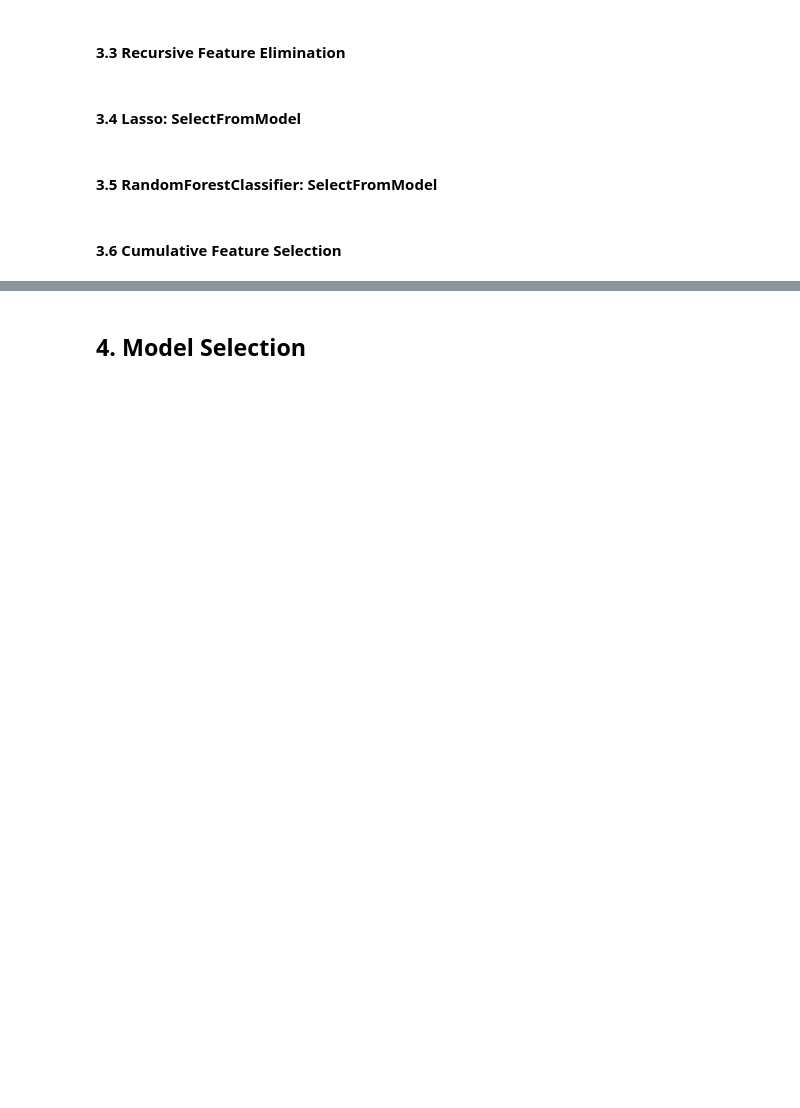
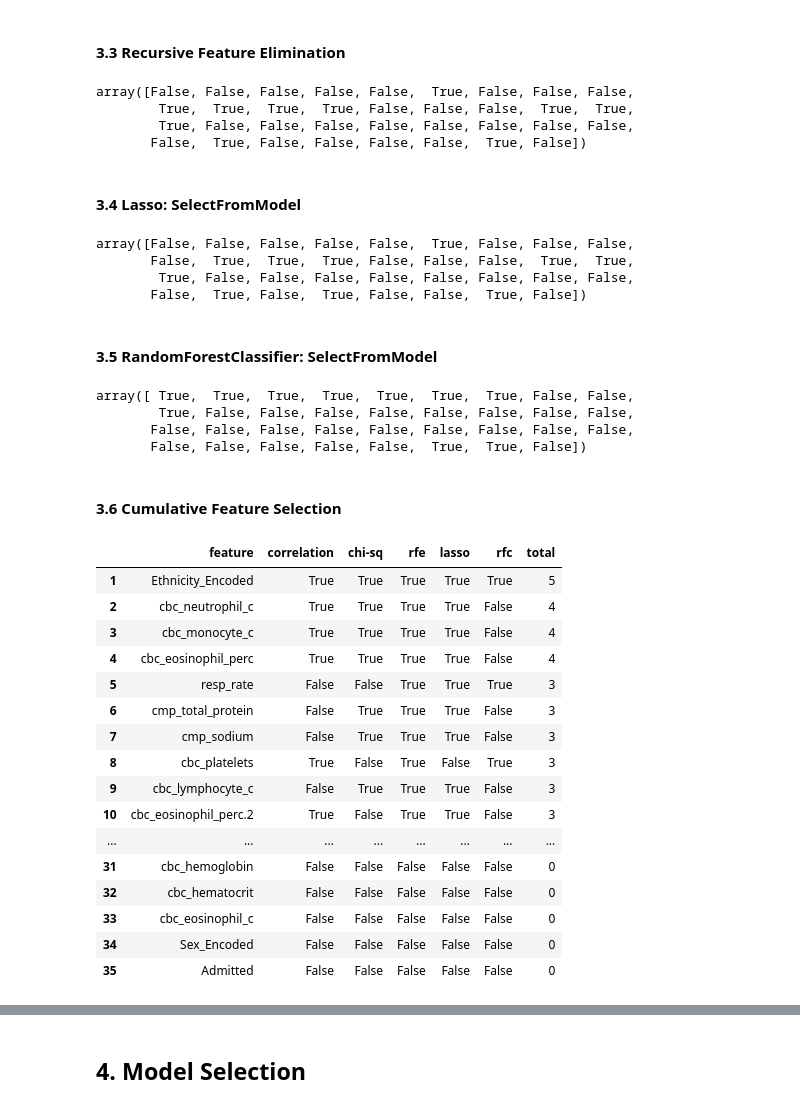
Before and after one commit to iainmuir6/Machine-Learning-with-Coronavirus-Data, a Jupyter notebook: ml_covid_research.ipynb, the cells around one changed output, grey strips where cells are left out. Drawn from its saved outputs; the diff is of its cells as text; code cells hidden in the pictures; blank space fills up the shorter version.

Commit message:
Finished Feature Selection

```diff
--- a/ml_covid_research.ipynb
+++ b/ml_covid_research.ipynb
@@ -467,8 +502,84 @@ array([0.02503896, 0.02268823, 0.02644745, 0.00190065, 0.05880019,
 # %% [markdown]
 #### 3.3 Recursive Feature Elimination
+# %%
+def rfe_selector(y):
+    rfe = RFE(estimator=LogisticRegression(), n_features_to_select=top_n_feats, step=10, verbose=0)
+    rfe.fit(X_norm, y)
+    top_n = rfe.get_support()
+    return top_n
+
+
+rfe_top_n = rfe_selector(Y)
+rfe_top_n
+# %% [output]
+array([False, False, False, False, False,  True, False, False, False,
+        True,  True,  True,  True, False, False, False,  True,  True,
+        True, False, False, False, False, False, False, False, False,
+       False,  True, False, False, False, False,  True, False])
 # %% [markdown]
 #### 3.4 Lasso: SelectFromModel
+# %%
+def lasso_selector(y):
+    lasso = SelectFromModel(LogisticRegression(penalty="l2"), max_features=top_n_feats)
+    lasso.fit(X_norm, y)
+    top_n = lasso.get_support()
+    return top_n
+
+
+lasso_top_n = lasso_selector(Y)
+lasso_top_n
+# %% [output]
+array([False, False, False, False, False,  True, False, False, False,
+       False,  True,  True,  True, False, False, False,  True,  True,
+        True, False, False, False, False, False, False, False, False,
+       False,  True, False,  True, False, False,  True, False])
 # %% [markdown]
 #### 3.5 RandomForestClassifier: SelectFromModel
+# %%
+def rfc_selector(x, y):
+    rfc = SelectFromModel(RandomForestClassifier(n_estimators=100), max_features=top_n_feats)
+    rfc.fit(x, y)
+    top_n = rfc.get_support()
+    return top_n
+
+
+rfc_top_n = rfc_selector(X, Y)
+rfc_top_n
+# %% [output]
+array([ True,  True,  True,  True,  True,  True,  True, False, False,
+        True, False, False, False, False, False, False, False, False,
+       False, False, False, False, False, False, False, False, False,
+       False, False, False, False, False,  True,  True, False])
 # %% [markdown]
 #### 3.6 Cumulative Feature Selection
+# %%
+cumm_df = pd.DataFrame({
+    'feature': X.columns.tolist(),
+    'correlation': corr_top_n,
+    'chi-sq': chi_top_n,
+    'rfe': rfe_top_n,
+    'lasso': lasso_top_n,
+    'rfc': rfc_top_n
+})
+cumm_df['total'] = np.sum(cumm_df, axis=1)
+cumm_df = cumm_df.sort_values(['total', 'feature'], ascending=False)
+cumm_df.index = range(1, len(cumm_df) + 1)
+cumm_df
+# %% [output]
+|  | feature | correlation | chi-sq | rfe | lasso | rfc | total |
+| 1 | Ethnicity_Encoded | True | True | True | True | True | 5 |
+| 2 | cbc_neutrophil_c | True | True | True | True | False | 4 |
+| 3 | cbc_monocyte_c | True | True | True | True | False | 4 |
+| 4 | cbc_eosinophil_perc | True | True | True | True | False | 4 |
+| 5 | resp_rate | False | False | True | True | True | 3 |
+| 6 | cmp_total_protein | False | True | True | True | False | 3 |
+| 7 | cmp_sodium | False | True | True | True | False | 3 |
+| 8 | cbc_platelets | True | False | True | False | True | 3 |
+| 9 | cbc_lymphocyte_c | False | True | True | True | False | 3 |
+| 10 | cbc_eosinophil_perc.2 | True | False | True | True | False | 3 |
+| ... | ... | ... | ... | ... | ... | ... | ... |
+| 31 | cbc_hemoglobin | False | False | False | False | False | 0 |
+| 32 | cbc_hematocrit | False | False | False | False | False | 0 |
+| 33 | cbc_eosinophil_c | False | False | False | False | False | 0 |
+| 34 | Sex_Encoded | False | False | False | False | False | 0 |
+| 35 | Admitted | False | False | False | False | False | 0 |
```
Also changed, not shown: parts of 11 cells of this notebook.
